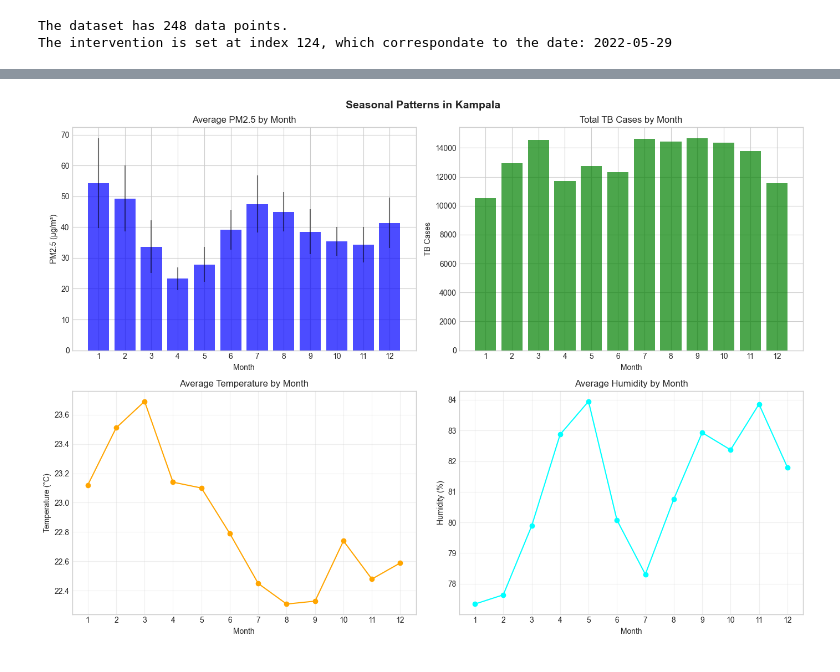
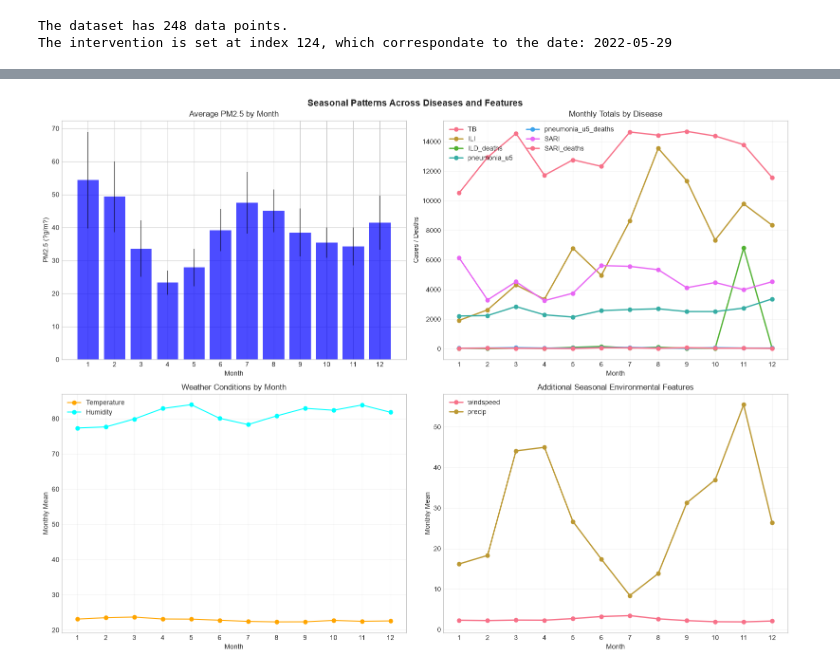
Before and after one commit to Mudarshiru/TimeSeriesAnalysisTutorial, a Jupyter notebook: analysis.ipynb, the cells around one changed output, grey strips where cells are left out. Cells and saved outputs as stored; diff of their text form; code cells hidden in the pictures.

```diff
--- a/analysis.ipynb
+++ b/analysis.ipynb
@@ -152,6 +123,23 @@ INFO:simplified_data_processor:Data processing complete: 248 records
 # %%
 # Add lag features and rolling averages
 processed_data = processor.add_lag_features()
+
+# Add extra engineered features so they pass through the same initial pipeline
+processed_data['date'] = pd.to_datetime(processed_data['date'], errors='coerce', dayfirst=True)
+processed_data['temp_humidity_interaction'] = processed_data['avgtemp'] * processed_data['avghumidity']
+processed_data['temp_sat_gap'] = processed_data['avgtemp'] - processed_data.get('avgtemp_sat', processed_data['avgtemp'])
+processed_data['humidity_sat_gap'] = processed_data['avghumidity'] - processed_data.get('humidity_sat', processed_data['avghumidity'])
+processed_data['precip_rolling_4'] = processed_data['precip'].rolling(window=4, min_periods=1).mean()
+processed_data['windspeed_rolling_4'] = processed_data['windspeed'].rolling(window=4, min_periods=1).mean()
+processed_data['pm25_temp_ratio'] = processed_data['pm2_5'] / (processed_data['avgtemp'].abs() + 1)
+processed_data['pm25_humidity_ratio'] = processed_data['pm2_5'] / (processed_data['avghumidity'].abs() + 1)
+processed_data['tb_pct_change_1'] = processed_data['TB'].pct_change().replace([np.inf, -np.inf], np.nan)
+processed_data['tb_diff_1'] = processed_data['TB'].diff()
+processed_data['sin_week'] = np.sin(2 * np.pi * processed_data['week_of_year'] / 52)
+processed_data['cos_week'] = np.cos(2 * np.pi * processed_data['week_of_year'] / 52)
+processed_data['sin_month'] = np.sin(2 * np.pi * processed_data['month'] / 12)
+processed_data['cos_month'] = np.cos(2 * np.pi * processed_data['month'] / 12)
+
 print(f"✓ Added features: {processed_data.shape[1]} total columns")
 # %% [output]
 INFO:simplified_data_processor:Added lag features and rolling averages
@@ -392,50 +543,71 @@ KeyError: 'predicted_tb'
 # %%
+# Monthly patterns across all diseases and key features
+processed_data['month'] = processed_data['date'].dt.month
+disease_cols = [
+    col for col in ['TB', 'ILI', 'ILD_deaths', 'pneumonia_u5', 'pneumonia_u5_deaths', 'SARI', 'SARI_deaths']
+    if col in processed_data.columns
+]
+monthly_feature_cols = [
+    col for col in ['pm2_5', 'avgtemp', 'avghumidity', 'windspeed', 'precip']
+    if col in processed_data.columns
+]
+monthly_agg = {col: ['mean', 'std'] for col in monthly_feature_cols}
+monthly_agg.update({col: ['mean', 'sum'] for col in disease_cols})
+monthly_stats = processed_data.groupby('month').agg(monthly_agg).round(2)
 
-# Monthly patterns
-data['month'] = data['date'].dt.month
-monthly_stats = data.groupby('month').agg({
-    'pm2_5': ['mean', 'std'],
-    'TB': ['mean', 'sum'],
-    'avgtemp': 'mean',
-    'avghumidity': 'mean'
-}).round(2)
+fig, axes = plt.subplots(2, 2, figsize=(16, 12))
 
-fig, axes = plt.subplots(2, 2, figsize=(14, 10))
-
-# PM2.5 by month
 axes[0, 0].bar(range(1, 13), monthly_stats['pm2_5']['mean'].values, color='blue', alpha=0.7)
-axes[0, 0].errorbar(range(1, 13), monthly_stats['pm2_5']['mean'].values,
-                     yerr=monthly_stats['pm2_5']['std'].values, fmt='none', color='black', alpha=0.5)
+axes[0, 0].errorbar(
+    range(1, 13),
+    monthly_stats['pm2_5']['mean'].values,
+    yerr=monthly_stats['pm2_5']['std'].fillna(0).values,
+    fmt='none',
+    color='black',
+    alpha=0.5
+)
 axes[0, 0].set_title('Average PM2.5 by Month')
 axes[0, 0].set_xlabel('Month')
-axes[0, 0].set_ylabel('PM2.5 (μg/m³)')
+axes[0, 0].set_ylabel('PM2.5 (?g/m?)')
 axes[0, 0].set_xticks(range(1, 13))
 
-# TB cases by month
-axes[0, 1].bar(range(1, 13), monthly_stats['TB']['sum'].values, color='green', alpha=0.7)
-axes[0, 1].set_title('Total TB Cases by Month')
+for disease in disease_cols:
+    axes[0, 1].plot(range(1, 13), monthly_stats[disease]['sum'].values, marker='o', linewidth=2, label=disease)
+axes[0, 1].set_title('Monthly Totals by Disease')
 axes[0, 1].set_xlabel('Month')
-axes[0, 1].set_ylabel('TB Cases')
+axes[0, 1].set_ylabel('Cases / Deaths')
 axes[0, 1].set_xticks(range(1, 13))
+axes[0, 1].legend(loc='upper left', ncol=2)
+axes[0, 1].grid(True, alpha=0.3)
 
-# Temperature pattern
-axes[1, 0].plot(range(1, 13), monthly_stats['avgtemp']['mean'].values, 'o-', color='orange')
-axes[1, 0].set_title('Average Temperature by Month')
+axes[1, 0].plot(range(1, 13), monthly_stats['avgtemp']['mean'].values, 'o-', color='orange', label='Temperature')
+axes[1, 0].plot(range(1, 13), monthly_stats['avghumidity']['mean'].values, 'o-', color='cyan', label='Humidity')
+axes[1, 0].set_title('Weather Conditions by Month')
 axes[1, 0].set_xlabel('Month')
-axes[1, 0].set_ylabel('Temperature (°C)')
+axes[1, 0].set_ylabel('Monthly Mean')
 axes[1, 0].set_xticks(range(1, 13))
+axes[1, 0].legend()
 axes[1, 0].grid(True, alpha=0.3)
 
-# Humidity pattern
-axes[1, 1].plot(range(1, 13), monthly_stats['avghumidity']['mean'].values, 'o-', color='cyan')
-axes[1, 1].set_title('Average Humidity by Month')
+seasonal_feature_cols = [
+    col for col in ['windspeed', 'precip']
+    if col in processed_data.columns
+]
+for col in seasonal_feature_cols:
+    axes[1, 1].plot(range(1, 13), monthly_stats[col]['mean'].values, marker='o', linewidth=2, label=col)
+axes[1, 1].set_title('Additional Seasonal Environmental Features')
 axes[1, 1].set_xlabel('Month')
-axes[1, 1].set_ylabel('Humidity (%)')
+axes[1, 1].set_ylabel('Monthly Mean')
 axes[1, 1].set_xticks(range(1, 13))
+axes[1, 1].legend()
 axes[1, 1].grid(True, alpha=0.3)
 
-plt.suptitle('Seasonal Patterns in Kampala', fontsize=14, fontweight='bold')
+plt.suptitle('Seasonal Patterns Across Diseases and Features', fontsize=14, fontweight='bold')
 plt.tight_layout()
 plt.show()
+
+monthly_disease_totals = monthly_stats.loc[:, pd.IndexSlice[disease_cols, 'sum']]
+monthly_disease_totals.columns = [col for col, _ in monthly_disease_totals.columns]
+monthly_disease_totals
 # %% [output]
-[figure, old version]
+[figure, new version]
```
Also changed, not shown: parts of 24 cells of this notebook, 3 other files.
